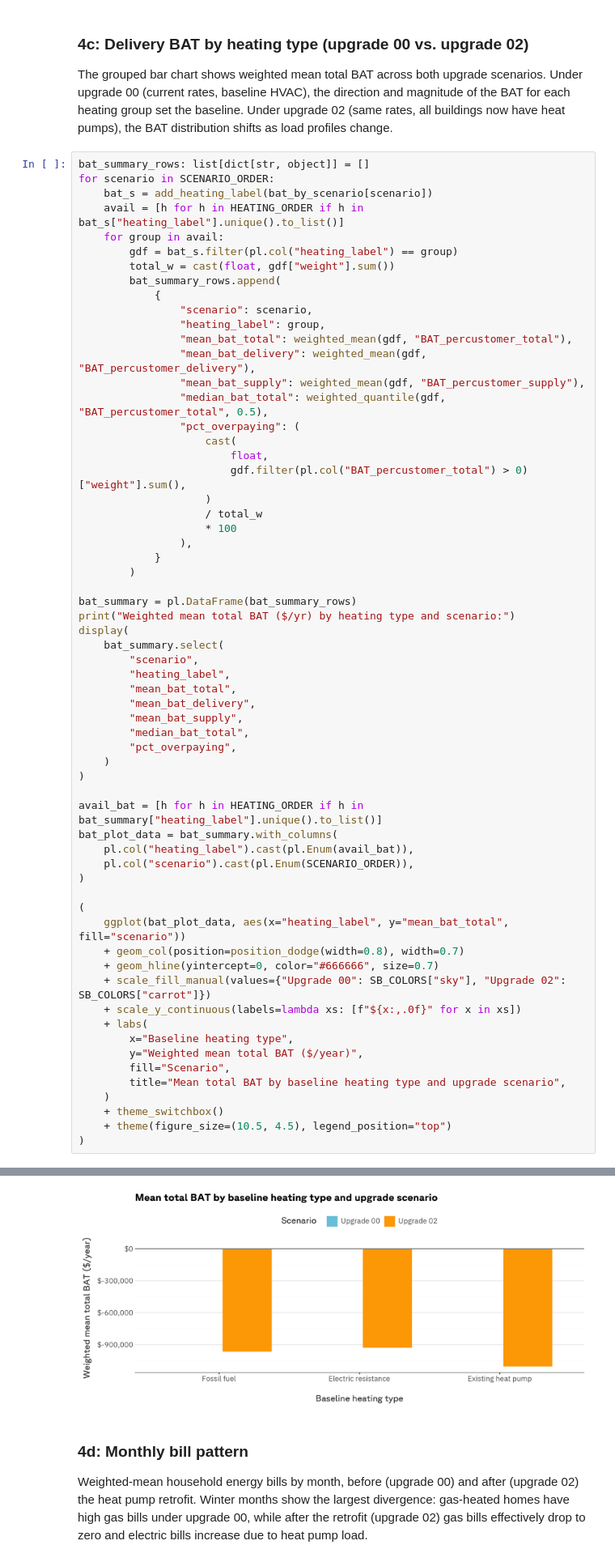
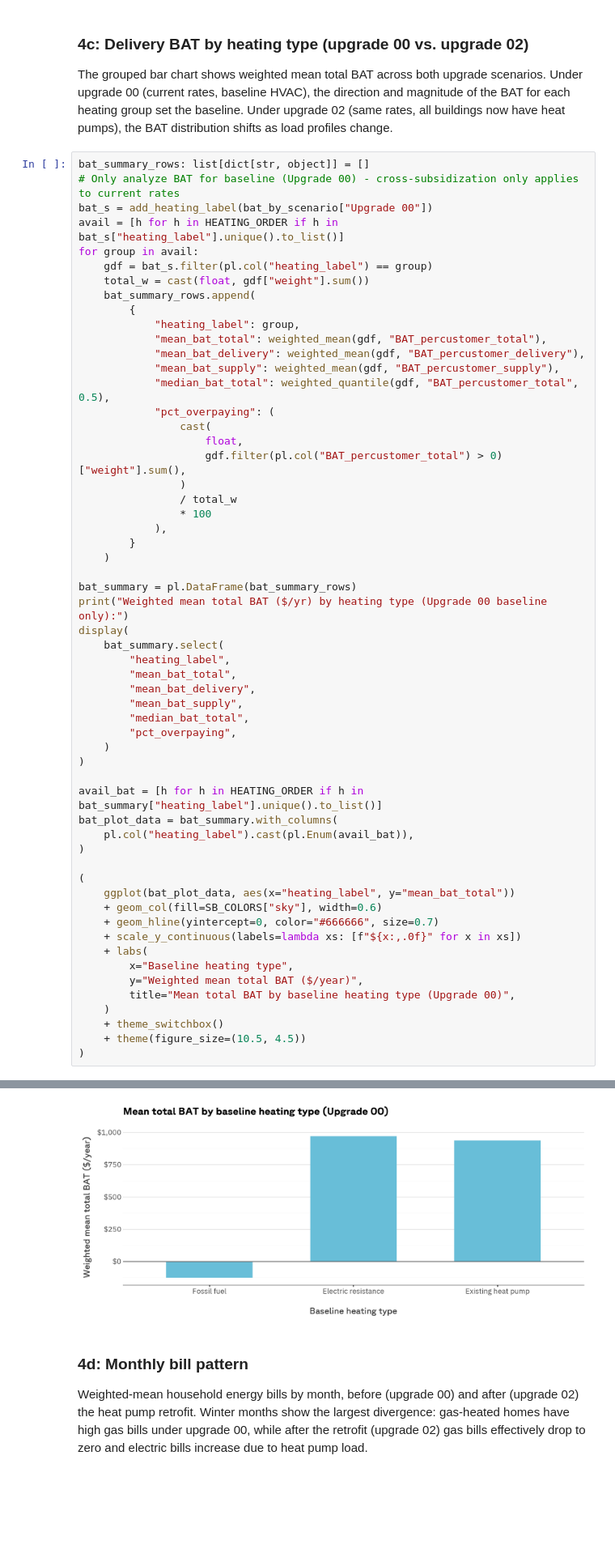
Before and after one commit to switchbox-data/reports2, a Jupyter notebook: reports/templates/cairo_run_results.ipynb, the cells around one changed output, grey strips where cells are left out. Shown at 81% size. Drawn from its saved outputs; the diff is of its cells as text; blank space fills up the shorter version.

Commit message:
Add some more figures

```diff
--- a/reports/templates/cairo_run_results.ipynb
+++ b/reports/templates/cairo_run_results.ipynb
@@ -731,36 +783,34 @@ BAT for each heating group set the baseline. Under upgrade 02 (same rates, all
 buildings now have heat pumps), the BAT distribution shifts as load profiles change.
 # %%
 bat_summary_rows: list[dict[str, object]] = []
-for scenario in SCENARIO_ORDER:
-    bat_s = add_heating_label(bat_by_scenario[scenario])
-    avail = [h for h in HEATING_ORDER if h in bat_s["heating_label"].unique().to_list()]
-    for group in avail:
-        gdf = bat_s.filter(pl.col("heating_label") == group)
-        total_w = cast(float, gdf["weight"].sum())
-        bat_summary_rows.append(
-            {
-                "scenario": scenario,
-                "heating_label": group,
-                "mean_bat_total": weighted_mean(gdf, "BAT_percustomer_total"),
-                "mean_bat_delivery": weighted_mean(gdf, "BAT_percustomer_delivery"),
-                "mean_bat_supply": weighted_mean(gdf, "BAT_percustomer_supply"),
-                "median_bat_total": weighted_quantile(gdf, "BAT_percustomer_total", 0.5),
-                "pct_overpaying": (
-                    cast(
-                        float,
-                        gdf.filter(pl.col("BAT_percustomer_total") > 0)["weight"].sum(),
-                    )
-                    / total_w
-                    * 100
-                ),
-            }
-        )
+# Only analyze BAT for baseline (Upgrade 00) - cross-subsidization only applies to current rates
+bat_s = add_heating_label(bat_by_scenario["Upgrade 00"])
+avail = [h for h in HEATING_ORDER if h in bat_s["heating_label"].unique().to_list()]
+for group in avail:
+    gdf = bat_s.filter(pl.col("heating_label") == group)
+    total_w = cast(float, gdf["weight"].sum())
+    bat_summary_rows.append(
+        {
+            "heating_label": group,
+            "mean_bat_total": weighted_mean(gdf, "BAT_percustomer_total"),
+            "mean_bat_delivery": weighted_mean(gdf, "BAT_percustomer_delivery"),
+            "mean_bat_supply": weighted_mean(gdf, "BAT_percustomer_supply"),
+            "median_bat_total": weighted_quantile(gdf, "BAT_percustomer_total", 0.5),
+            "pct_overpaying": (
+                cast(
+                    float,
+                    gdf.filter(pl.col("BAT_percustomer_total") > 0)["weight"].sum(),
+                )
+                / total_w
+                * 100
+            ),
+        }
+    )
 
 bat_summary = pl.DataFrame(bat_summary_rows)
-print("Weighted mean total BAT ($/yr) by heating type and scenario:")
+print("Weighted mean total BAT ($/yr) by heating type (Upgrade 00 baseline only):")
 display(
     bat_summary.select(
-        "scenario",
         "heating_label",
         "mean_bat_total",
         "mean_bat_delivery",
@@ -773,22 +823,19 @@ display(
 avail_bat = [h for h in HEATING_ORDER if h in bat_summary["heating_label"].unique().to_list()]
 bat_plot_data = bat_summary.with_columns(
     pl.col("heating_label").cast(pl.Enum(avail_bat)),
-    pl.col("scenario").cast(pl.Enum(SCENARIO_ORDER)),
 )
 
 (
-    ggplot(bat_plot_data, aes(x="heating_label", y="mean_bat_total", fill="scenario"))
-    + geom_col(position=position_dodge(width=0.8), width=0.7)
+    ggplot(bat_plot_data, aes(x="heating_label", y="mean_bat_total"))
+    + geom_col(fill=SB_COLORS["sky"], width=0.6)
     + geom_hline(yintercept=0, color="#666666", size=0.7)
-    + scale_fill_manual(values={"Upgrade 00": SB_COLORS["sky"], "Upgrade 02": SB_COLORS["carrot"]})
     + scale_y_continuous(labels=lambda xs: [f"${x:,.0f}" for x in xs])
     + labs(
         x="Baseline heating type",
         y="Weighted mean total BAT ($/year)",
-        fill="Scenario",
-        title="Mean total BAT by baseline heating type and upgrade scenario",
+        title="Mean total BAT by baseline heating type (Upgrade 00)",
     )
     + theme_switchbox()
-    + theme(figure_size=(10.5, 4.5), legend_position="top")
+    + theme(figure_size=(10.5, 4.5))
 )
 # %% [output]
@@ -806,4 +850,4 @@ shape: (6, 7)
-[figure, old version]
+[figure, new version]
 # %% [markdown]
 ### 4d: Monthly bill pattern
 
```
Also changed, not shown: parts of 8 cells of this notebook.
